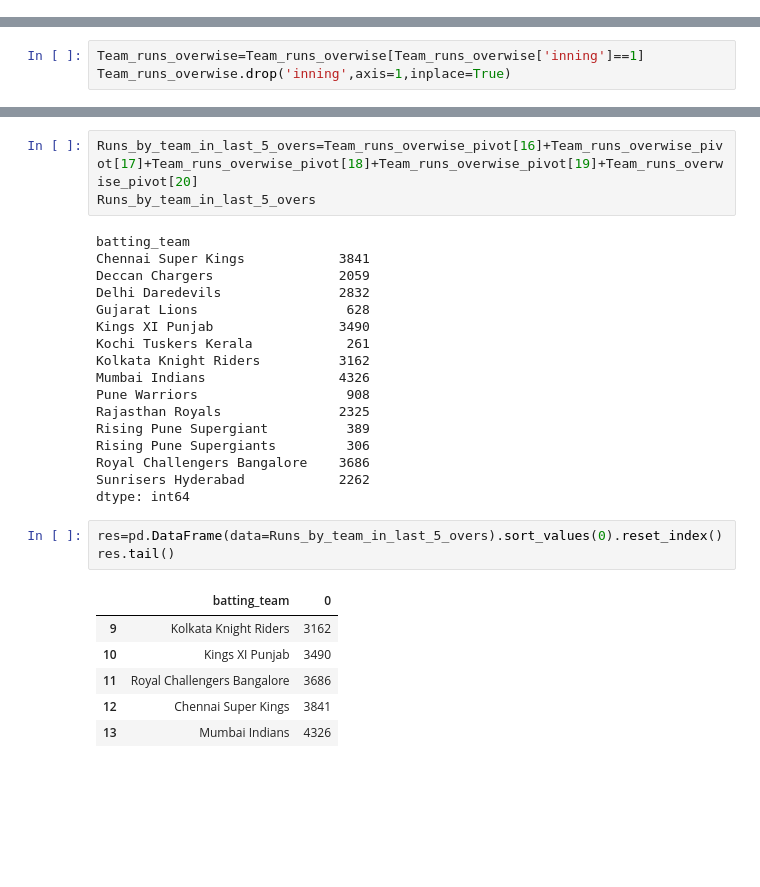
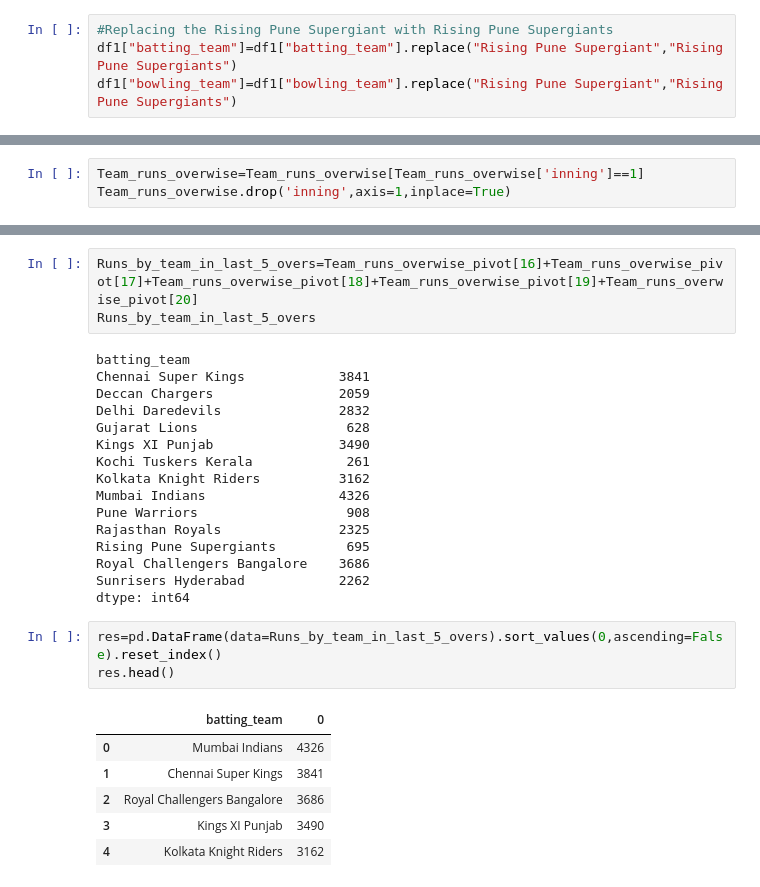
Before and after one commit to aman-pandey24/EDA_Project, a Jupyter notebook: IPL DATASET.ipynb, the cells around one changed output, grey strips where cells are left out. Saved outputs shown, nothing was run; the diff lists cells and outputs as text; blank space fills up the shorter version.

```diff
--- a/IPL DATASET.ipynb
+++ b/IPL DATASET.ipynb
@@ -131,3 +156,7 @@ df1
+# %%
+#Replacing the Rising Pune Supergiant with Rising Pune Supergiants
+df1["batting_team"]=df1["batting_team"].replace("Rising Pune Supergiant","Rising Pune Supergiants")
+df1["bowling_team"]=df1["bowling_team"].replace("Rising Pune Supergiant","Rising Pune Supergiants")
 # %%
 df1.info()
 # %% [output]
@@ -538,21 +567,20 @@ Kolkata Knight Riders          3162
 Mumbai Indians                 4326
 Pune Warriors                   908
 Rajasthan Royals               2325
-Rising Pune Supergiant          389
-Rising Pune Supergiants         306
+Rising Pune Supergiants         695
 Royal Challengers Bangalore    3686
 Sunrisers Hyderabad            2262
 dtype: int64
 # %%
-res=pd.DataFrame(data=Runs_by_team_in_last_5_overs).sort_values(0).reset_index()
-res.tail()
+res=pd.DataFrame(data=Runs_by_team_in_last_5_overs).sort_values(0,ascending=False).reset_index()
+res.head()
 # %% [output]
 |  | batting_team | 0 |
-| 9 | Kolkata Knight Riders | 3162 |
-| 10 | Kings XI Punjab | 3490 |
-| 11 | Royal Challengers Bangalore | 3686 |
-| 12 | Chennai Super Kings | 3841 |
-| 13 | Mumbai Indians | 4326 |
+| 0 | Mumbai Indians | 4326 |
+| 1 | Chennai Super Kings | 3841 |
+| 2 | Royal Challengers Bangalore | 3686 |
+| 3 | Kings XI Punjab | 3490 |
+| 4 | Kolkata Knight Riders | 3162 |
 # %%
 Runs_by_team_in_first_6_overs=Team_runs_overwise_pivot[1]+Team_runs_overwise_pivot[2]+Team_runs_overwise_pivot[3]+Team_runs_overwise_pivot[4]+Team_runs_overwise_pivot[5]+Team_runs_overwise_pivot[6]
 Runs_by_team_in_first_6_overs
```
Also changed, not shown: parts of 81 cells of this notebook.
